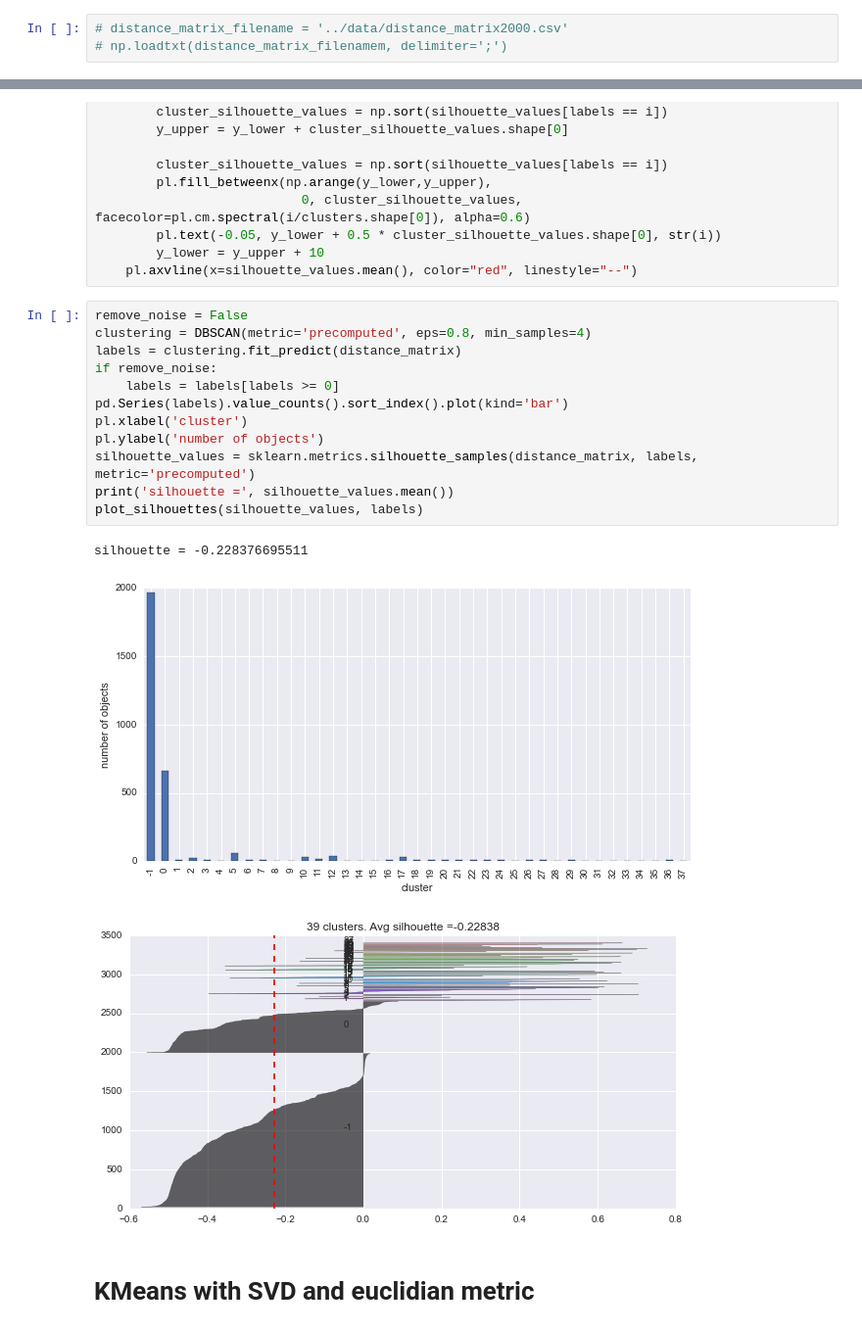
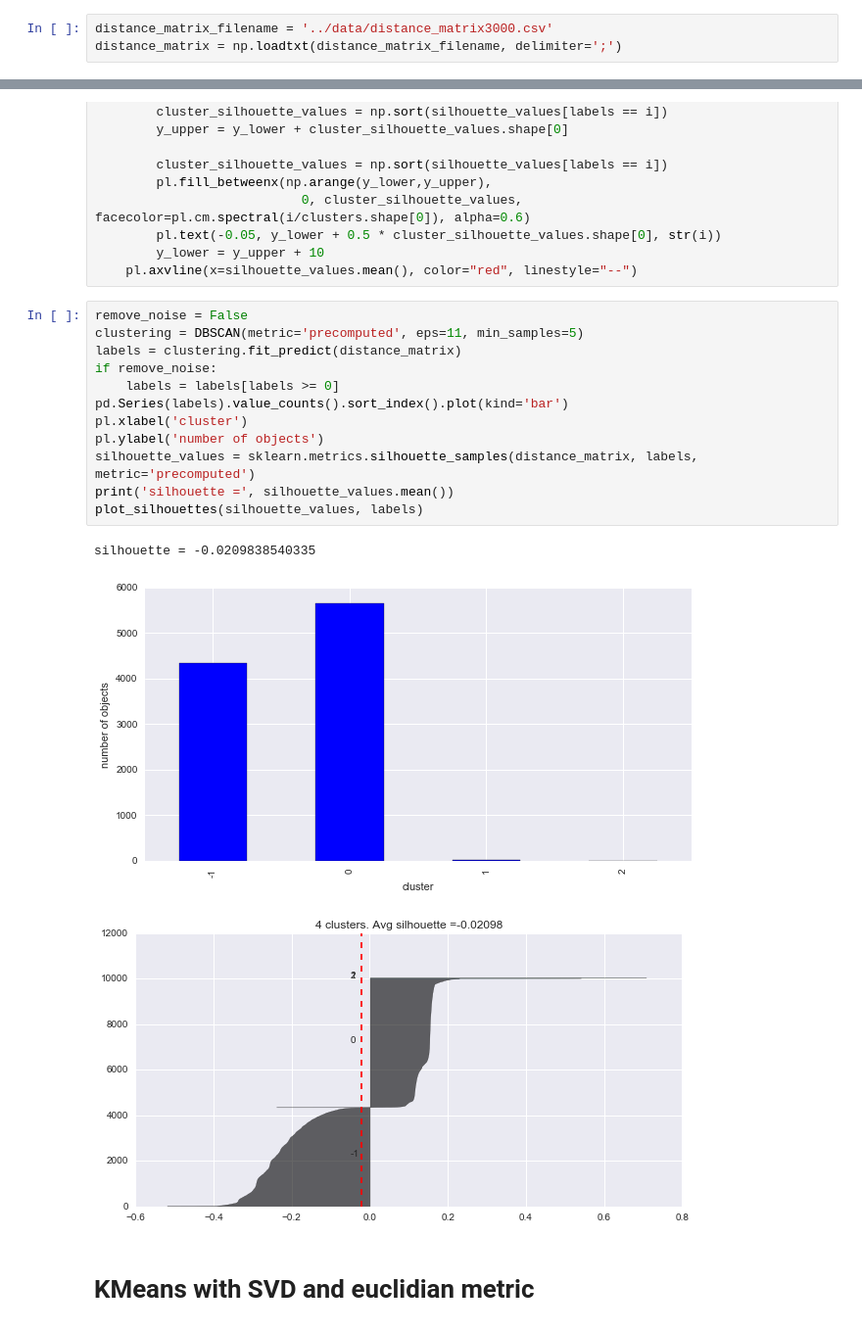
Before and after one commit to shayakhmetov/rank_corr_clustering, a Jupyter notebook: main.ipynb, the cells around one changed output, grey strips where cells are left out. Shown at 98% size. Cells and saved outputs as stored; diff of their text form.

```diff
--- a/main.ipynb
+++ b/main.ipynb
@@ -138,3 +213,3 @@ print(distance_matrix_filename, 'created')
 # %%
-# distance_matrix_filename = '../data/distance_matrix2000.csv'
-# np.loadtxt(distance_matrix_filenamem, delimiter=';')
+distance_matrix_filename = '../data/distance_matrix3000.csv'
+distance_matrix = np.loadtxt(distance_matrix_filename, delimiter=';')
@@ -165,19 +236,19 @@ def plot_silhouettes(silhouette_values, labels):
     pl.axvline(x=silhouette_values.mean(), color="red", linestyle="--")
 # %%
 remove_noise = False
-clustering = DBSCAN(metric='precomputed', eps=0.8, min_samples=4)
+clustering = DBSCAN(metric='precomputed', eps=11, min_samples=5)
 labels = clustering.fit_predict(distance_matrix)
 if remove_noise:
     labels = labels[labels >= 0]
 pd.Series(labels).value_counts().sort_index().plot(kind='bar')
 pl.xlabel('cluster')
 pl.ylabel('number of objects')
 silhouette_values = sklearn.metrics.silhouette_samples(distance_matrix, labels, metric='precomputed')
 print('silhouette =', silhouette_values.mean())
 plot_silhouettes(silhouette_values, labels)
 # %% [output]
-silhouette = -0.228376695511
+silhouette = -0.0209838540335
-[figure, old version]
+[figure, new version]
-[figure, old version]
+[figure, new version]
 # %% [markdown]
 # KMeans with SVD and euclidian metric
```
Also changed, not shown: parts of 26 cells of this notebook.
